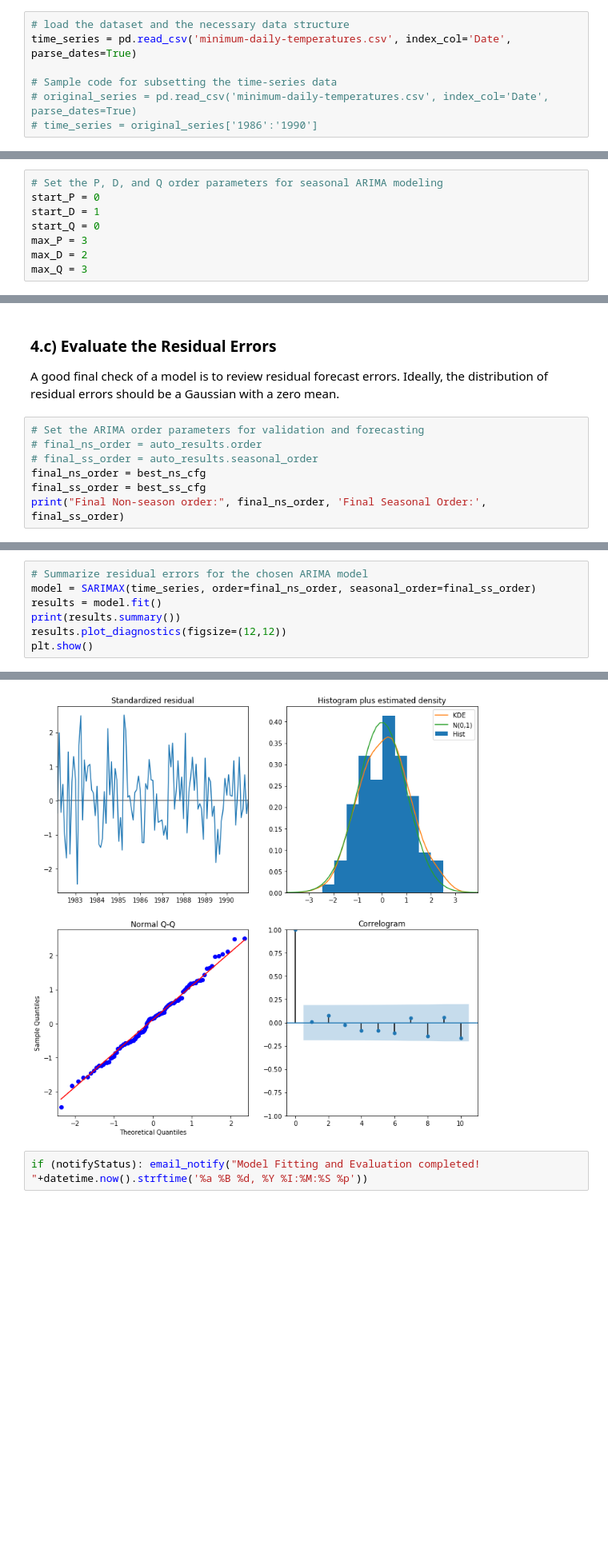
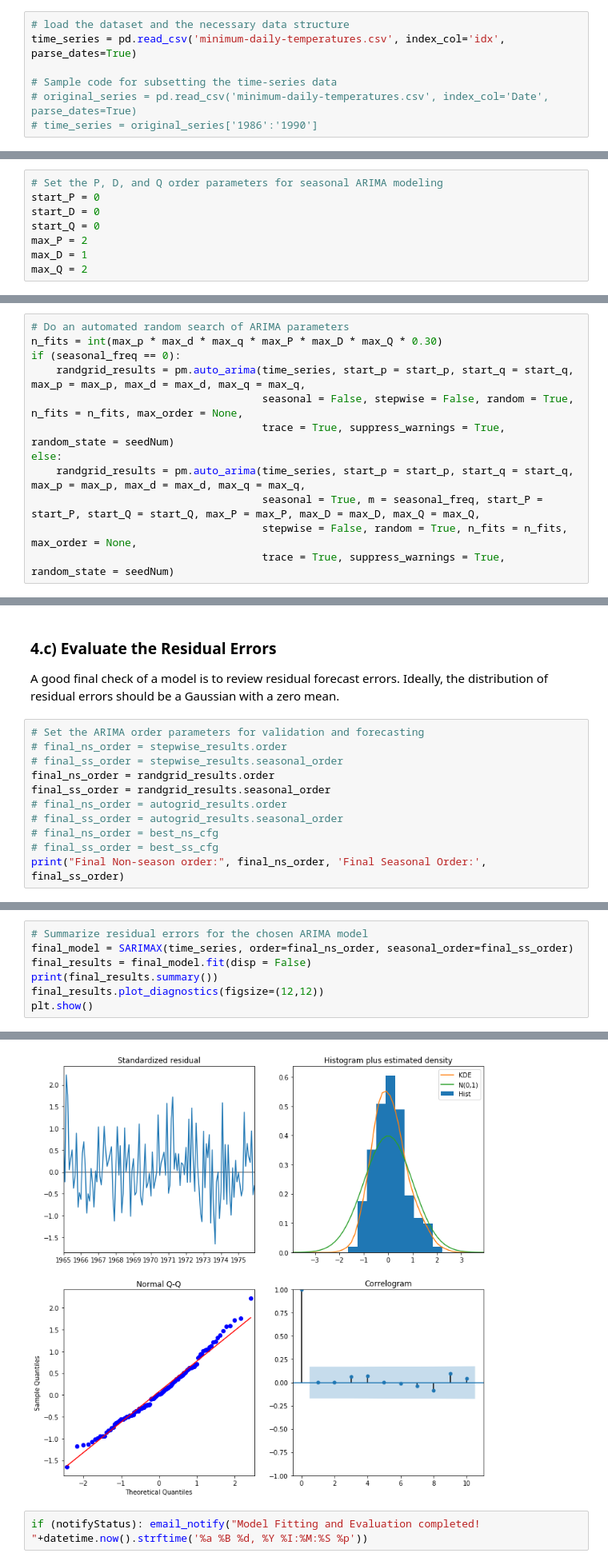
Before and after one commit to daines-analytics/template-latest, a Jupyter notebook: _py-project-templates/py-timeseries-project-template-example.ipynb, the cells around one changed output, grey strips where cells are left out. Shown at 80% size. Cells and saved outputs as stored; diff of their text form; blank space fills up the shorter version.

Commit message:
Draft #2 of the Python time series template v2

```diff
--- a/_py-project-templates/py-timeseries-project-template-example.ipynb
+++ b/_py-project-templates/py-timeseries-project-template-example.ipynb
@@ -103,7 +103,7 @@ Since the dataset is not current, this means that we cannot easily collect updat
 startTimeScript = datetime.now()
 # %%
 # load the dataset and the necessary data structure
-time_series = pd.read_csv('minimum-daily-temperatures.csv', index_col='Date', parse_dates=True)
+time_series = pd.read_csv('minimum-daily-temperatures.csv', index_col='idx', parse_dates=True)
 
 # Sample code for subsetting the time-series data
 # original_series = pd.read_csv('minimum-daily-temperatures.csv', index_col='Date', parse_dates=True)
@@ -487,11 +475,11 @@ max_q = 3
 # %%
 # Set the P, D, and Q order parameters for seasonal ARIMA modeling
 start_P = 0
-start_D = 1
+start_D = 0
 start_Q = 0
-max_P = 3
-max_D = 2
-max_Q = 3
+max_P = 2
+max_D = 1
+max_Q = 2
 # %%
 print('The initial non-seasonal parameters are: p =', start_p, '| d =', start_d, '| q =', start_q)
 print('The maximum non-seasonal parameters are: max_p =', max_p, '| max_d =', max_d, '| max_q =', max_q)
@@ -504,0 +539,12 @@ The maximum seasonal parameters are: max_P = 3 | max_D = 2 | max_Q = 3
+# %%
+# Do an automated random search of ARIMA parameters
+n_fits = int(max_p * max_d * max_q * max_P * max_D * max_Q * 0.30)
+if (seasonal_freq == 0):
+    randgrid_results = pm.auto_arima(time_series, start_p = start_p, start_q = start_q, max_p = max_p, max_d = max_d, max_q = max_q,
+                                     seasonal = False, stepwise = False, random = True, n_fits = n_fits, max_order = None,
+                                     trace = True, suppress_warnings = True, random_state = seedNum)
+else:
+    randgrid_results = pm.auto_arima(time_series, start_p = start_p, start_q = start_q, max_p = max_p, max_d = max_d, max_q = max_q,
+                                     seasonal = True, m = seasonal_freq, start_P = start_P, start_Q = start_Q, max_P = max_P, max_D = max_D, max_Q = max_Q,
+                                     stepwise = False, random = True, n_fits = n_fits, max_order = None,
+                                     trace = True, suppress_warnings = True, random_state = seedNum)
@@ -687,9 +688,13 @@ if (notifyStatus): email_notify("ARIMA Hyperparameters Search completed! "+datet
 A good final check of a model is to review residual forecast errors. Ideally, the distribution of residual errors should be a Gaussian with a zero mean.
 # %%
 # Set the ARIMA order parameters for validation and forecasting
-# final_ns_order = auto_results.order
-# final_ss_order = auto_results.seasonal_order
-final_ns_order = best_ns_cfg
-final_ss_order = best_ss_cfg
+# final_ns_order = stepwise_results.order
+# final_ss_order = stepwise_results.seasonal_order
+final_ns_order = randgrid_results.order
+final_ss_order = randgrid_results.seasonal_order
+# final_ns_order = autogrid_results.order
+# final_ss_order = autogrid_results.seasonal_order
+# final_ns_order = best_ns_cfg
+# final_ss_order = best_ss_cfg
 print("Final Non-season order:", final_ns_order, 'Final Seasonal Order:', final_ss_order)
 # %% [output]
@@ -697,9 +702,9 @@ Final Non-season order: (0, 1, 1) Final Seasonal Order: (0, 1, 1, 12)
 # %%
 # Summarize residual errors for the chosen ARIMA model
-model = SARIMAX(time_series, order=final_ns_order, seasonal_order=final_ss_order)
-results = model.fit()
-print(results.summary())
-results.plot_diagnostics(figsize=(12,12))
+final_model = SARIMAX(time_series, order=final_ns_order, seasonal_order=final_ss_order)
+final_results = final_model.fit(disp = False)
+print(final_results.summary())
+final_results.plot_diagnostics(figsize=(12,12))
 plt.show()
 # %% [output]
                                  Statespace Model Results
@@ -722,4 +727,4 @@ Warnings:
-[figure, old version]
+[figure, new version]
 # %%
 if (notifyStatus): email_notify("Model Fitting and Evaluation completed! "+datetime.now().strftime('%a %B %d, %Y %I:%M:%S %p'))
 # %% [markdown]
```
Also changed, not shown: parts of 46 cells of this notebook, 1 other file.
